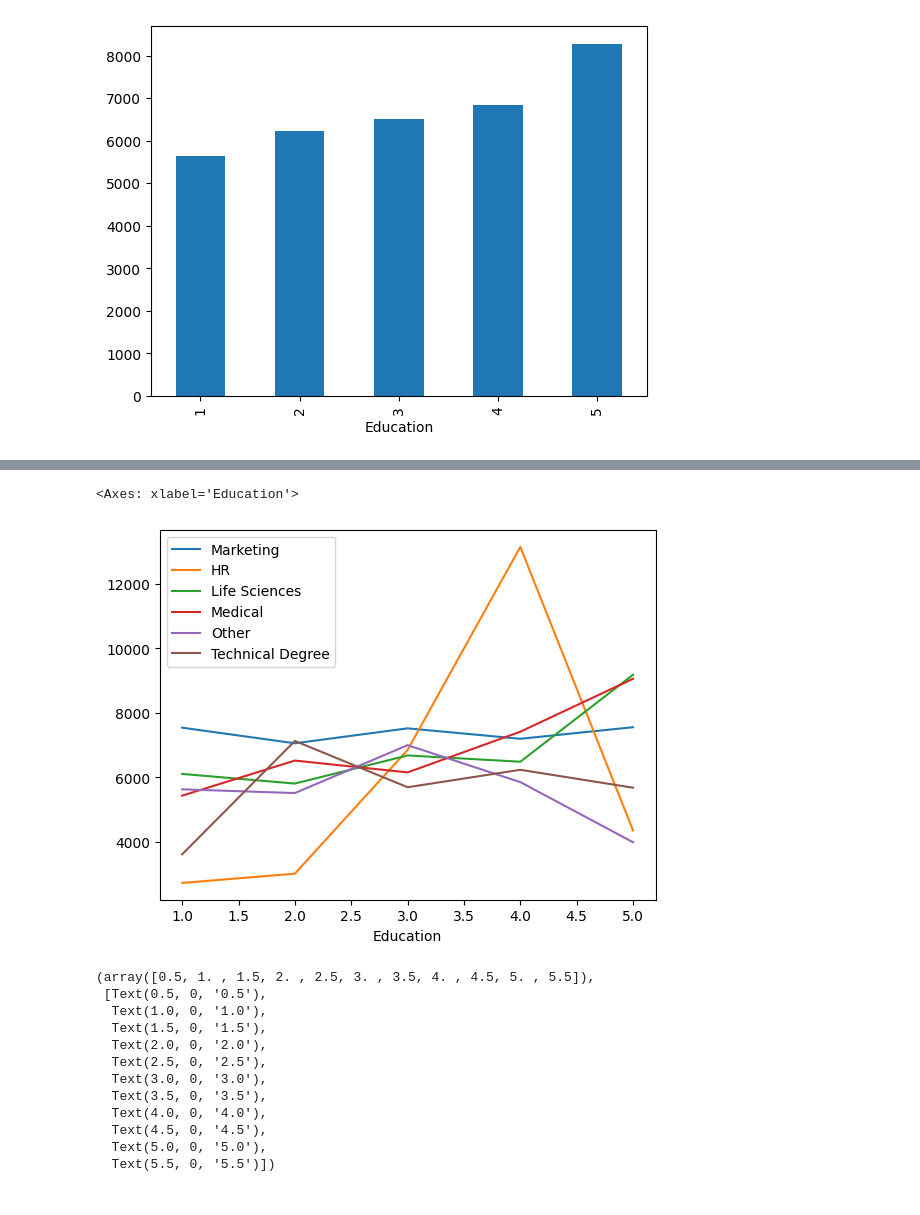
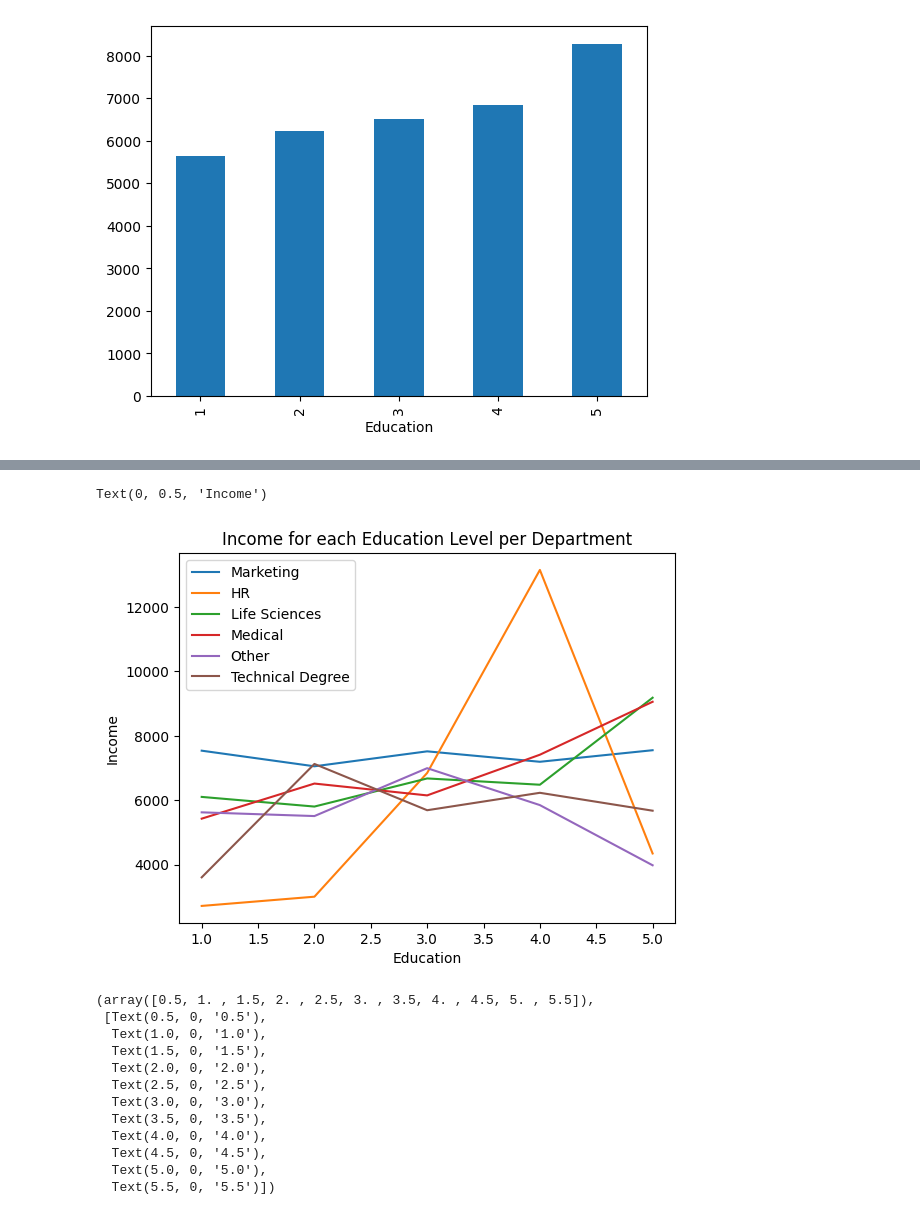
Before and after one commit to remiljw/Capstone-Employee-Churn, a Jupyter notebook: EDA/CAPSTONE.ipynb, the cells around one changed output, grey strips where cells are left out. Saved outputs shown, nothing was run; the diff lists cells and outputs as text; code cells hidden in the pictures.

```diff
--- a/EDA/CAPSTONE.ipynb
+++ b/EDA/CAPSTONE.ipynb
@@ -180,10 +180,11 @@ Y       80             1                1470
 Name: count, dtype: int64
 # %%
 # Fix: Drop the 'Over18' column by name and specify axis=1
-df = df.drop('Over18', axis=1)
-df = df.drop('StandardHours', axis=1)
-df = df.drop('EmployeeCount', axis=1)
-df = df.drop('EmployeeNumber', axis=1)
+#f = df.drop('Over18', axis=1)
+#df = df.drop('StandardHours', axis=1)
+#df = df.drop('EmployeeCount', axis=1)
+#df = df.drop('EmployeeNumber', axis=1)
+df = df.drop(['EmployeeCount', 'StandardHours', 'Over18', 'EmployeeNumber'], axis=1)
 # %%
 attrition_palette = {'No': 'steelblue', 'Yes': 'red'}
 
@@ -633,14 +666,16 @@ plt.xticks(rotation=45, ha='right')
 # %%
 aux_MKT = df[df['EducationField']=='Marketing'].groupby('Education')['MonthlyIncome'].mean()
 aux_HR = df[df['EducationField']=='Human Resources'].groupby('Education')['MonthlyIncome'].mean()
 aux_LS = df[df['EducationField']=='Life Sciences'].groupby('Education')['MonthlyIncome'].mean()
 aux_MED = df[df['EducationField']=='Medical'].groupby('Education')['MonthlyIncome'].mean()
 aux_OTH = df[df['EducationField']=='Other'].groupby('Education')['MonthlyIncome'].mean()
 aux_TCH = df[df['EducationField']=='Technical Degree'].groupby('Education')['MonthlyIncome'].mean()
-pd.DataFrame({'Marketing' : aux_MKT, 'HR' : aux_HR, 'Life Sciences' : aux_LS, 'Medical' : aux_MED, 'Other' : aux_OTH, 'Technical Degree' : aux_TCH}).plot()
+ax = pd.DataFrame({'Marketing' : aux_MKT, 'HR' : aux_HR, 'Life Sciences' : aux_LS, 'Medical' : aux_MED, 'Other' : aux_OTH, 'Technical Degree' : aux_TCH}).plot()
+ax.set_title('Income for each Education Level per Department')
+ax.set_ylabel('Income')
 # %% [output]
-<Axes: xlabel='Education'>
+Text(0, 0.5, 'Income')
-[figure, old version]
+[figure, new version]
 # %%
 aux_var.mean().plot()
 plt.xticks(rotation=45, ha='right')
```
Also changed, not shown: parts of 14 cells of this notebook.
